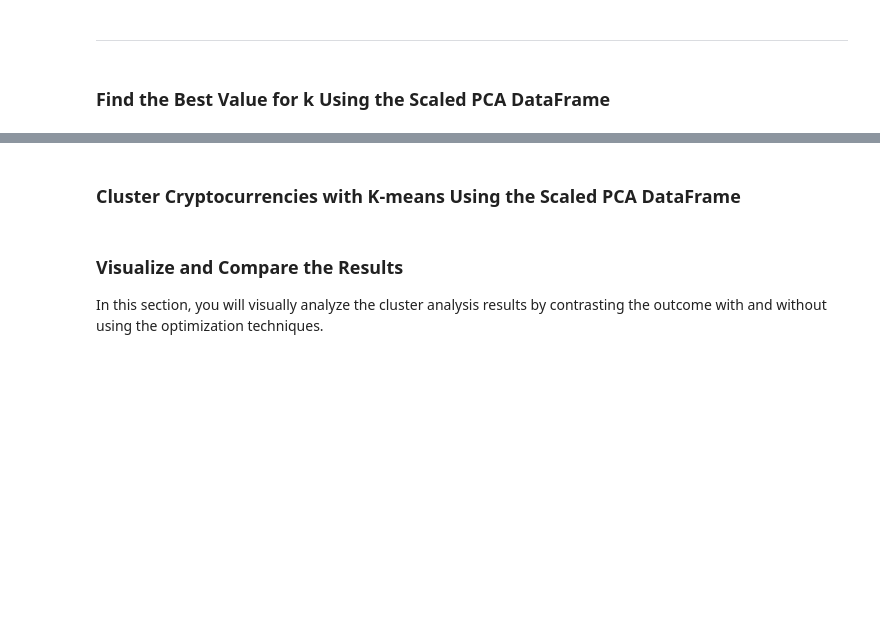
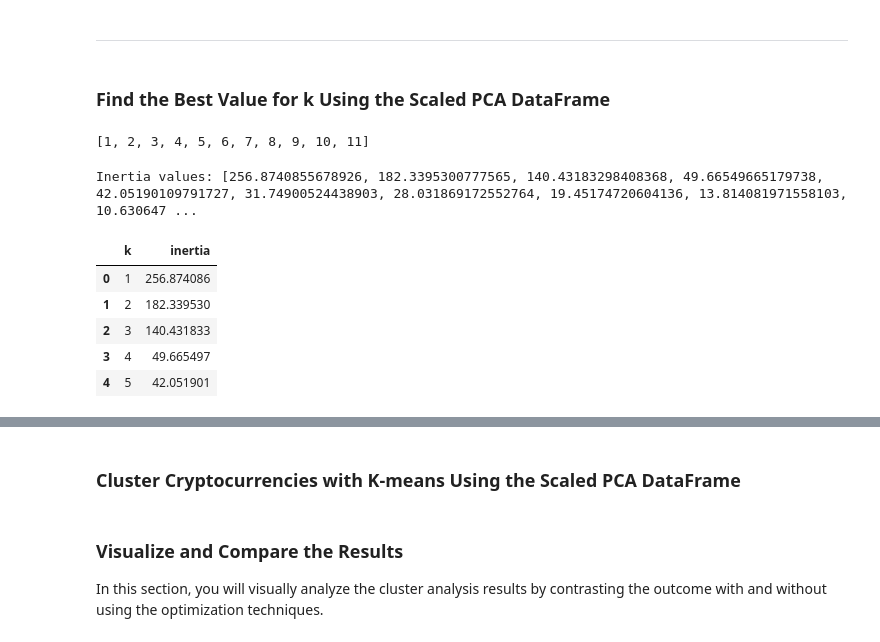
Before and after one commit to AzaniaHH/CryptoClustering, a Jupyter notebook: Crypto_Clustering.ipynb, the cells around one changed output, grey strips where cells are left out. Saved outputs shown, nothing was run; the diff lists cells and outputs as text; code cells hidden in the pictures; blank space fills up the shorter version.

```diff
--- a/Crypto_Clustering.ipynb
+++ b/Crypto_Clustering.ipynb
@@ -285,8 +345,14 @@ df_clustered.head()
 ### Find the Best Value for k Using the Scaled PCA DataFrame
 # %%
 # Create a list with the number of k-values from 1 to 11
+k_values = list(range(1, 12))
+
+print(k_values)
+# %% [output]
+[1, 2, 3, 4, 5, 6, 7, 8, 9, 10, 11]
 # %%
 # Create an empty list to store the inertia values
+inertia = []
 
 
 # Create a for loop to compute the inertia with each possible value of k
@@ -294,10 +360,33 @@ df_clustered.head()
 # 1. Create a KMeans model using the loop counter for the n_clusters
 # 2. Fit the model to the data using `df_market_data_pca`
 # 3. Append the model.inertia_ to the inertia list
+
+
+for k in range(1, 12):
+    kmeans = KMeans(n_clusters=k, random_state=42)
+    kmeans.fit(pca_df)
+    inertia.append(kmeans.inertia_)
+
+print("Inertia values:", inertia)
+# %% [output]
+Inertia values: [256.8740855678926, 182.3395300777565, 140.43183298408368, 49.66549665179738, 42.05190109791727, 31.74900524438903, 28.031869172552764, 19.45174720604136, 13.814081971558103, 10.630647 ...
 # %%
 # Create a dictionary with the data to plot the Elbow curve
+elbow_data = {
+    "k": list(range(1, 12)),
+    "inertia": inertia
+}
 
 # Create a DataFrame with the data to plot the Elbow curve
+df_elbow = pd.DataFrame(elbow_data)
+df_elbow.head()
+# %% [output]
+|  | k | inertia |
+| 0 | 1 | 256.874086 |
+| 1 | 2 | 182.339530 |
+| 2 | 3 | 140.431833 |
+| 3 | 4 | 49.665497 |
+| 4 | 5 | 42.051901 |
 # %%
 # Plot a line chart with all the inertia values computed with
 # the different values of k to visually identify the optimal value for k.
```
Also changed, not shown: parts of 7 cells of this notebook.
